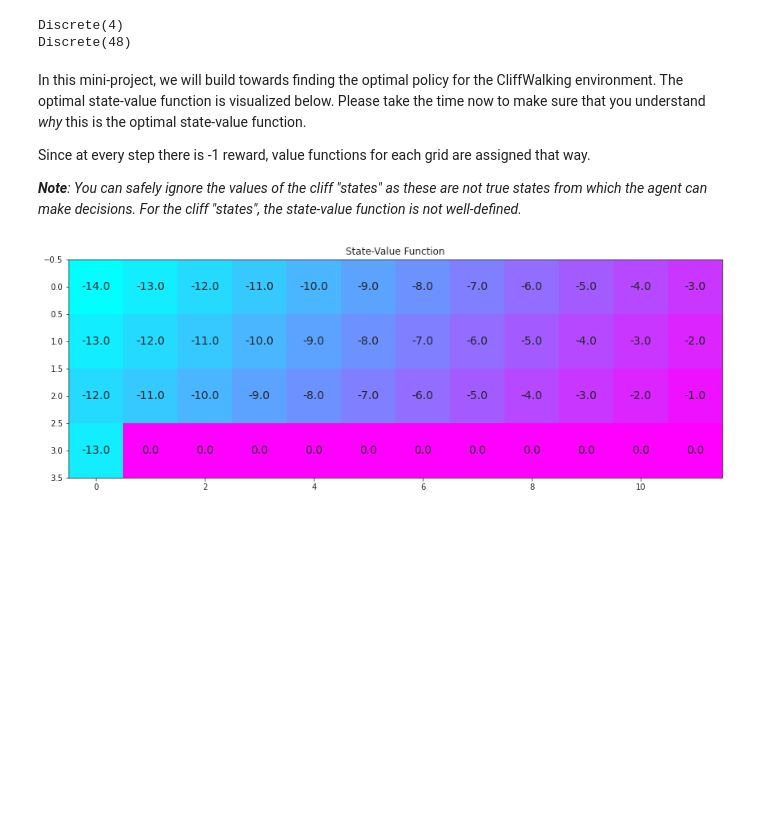
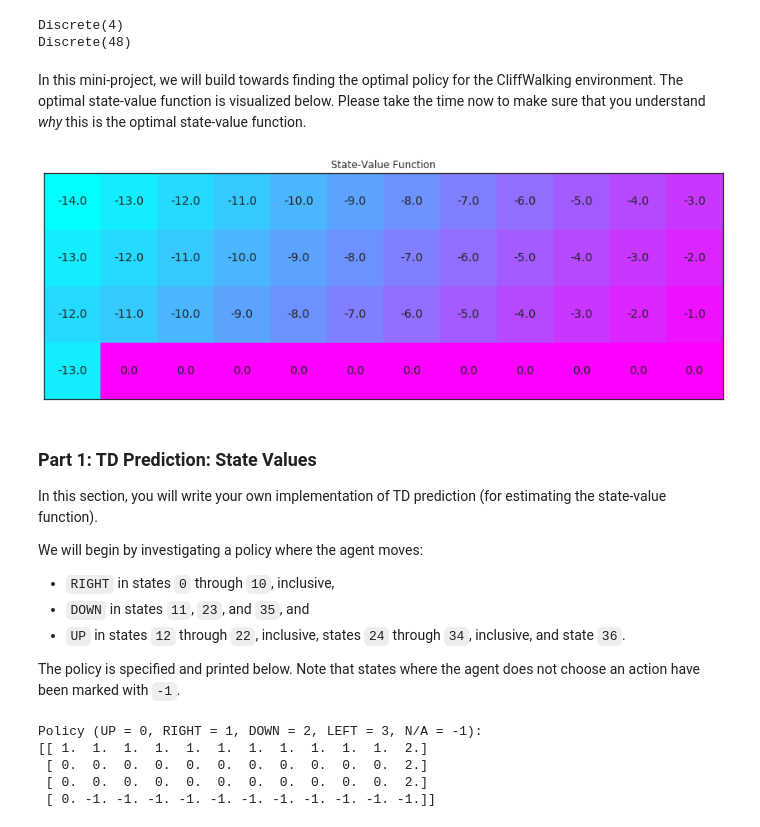
Before and after one commit to purvasingh96/Deep-Reinforcement-Learning, a Jupyter notebook: 3. Temporal-Difference Methods/1. Teaching an agent to walk a cliff/walking_cliff_environment.ipynb, the cells around one changed output. Drawn from its saved outputs; the diff is of its cells as text; code cells hidden in the pictures; blank space fills up the shorter version.

```diff
--- a/3. Temporal-Difference Methods/1. Teaching an agent to walk a cliff/walking_cliff_environment.ipynb
+++ b/3. Temporal-Difference Methods/1. Teaching an agent to walk a cliff/walking_cliff_environment.ipynb
@@ -53,23 +49,38 @@ Discrete(4)
 Discrete(48)
 # %% [markdown]
 In this mini-project, we will build towards finding the optimal policy for the CliffWalking environment.  The optimal state-value function is visualized below.  Please take the time now to make sure that you understand _why_ this is the optimal state-value function.
-
-Since at every step there is -1 reward, value functions for each grid are assigned that way.
-
-_**Note**: You can safely ignore the values of the cliff "states" as these are not true states from which the agent can make decisions.  For the cliff "states", the state-value function is not well-defined._
 # %%
-# define optimal state-value functions
-V_opt = np.zeros((4, 12))
+import numpy as np
+from plot_utils import plot_values
 
-# np.arange(3, 6) = [3, 4, 5]
-# -np.arange(3, 6) = [-3, -4, -5]
-# n-np.arange(3, 6)[::-1] = [-5, -4, -3]
-
-V_opt[0][0:13] = -np.arange(3, 15)[::-1]
-V_opt[1][0:13] = -np.arange(3, 15)[::-1]+1
-V_opt[2][0:13] = -np.arange(3, 15)[::-1]+2
+# define the optimal state-value function
+V_opt = np.zeros((4,12))
+V_opt[0] = -np.arange(3, 15)[::-1]
+V_opt[1] = -np.arange(3, 15)[::-1] + 1
+V_opt[2] = -np.arange(3, 15)[::-1] + 2
 V_opt[3][0] = -13
 
 plot_values(V_opt)
 # %% [output]
-[figure, old version]
+[figure, new version]
+# %% [markdown]
+### Part 1: TD Prediction: State Values
+
+In this section, you will write your own implementation of TD prediction (for estimating the state-value function).
+
+We will begin by investigating a policy where the agent moves:
+- `RIGHT` in states `0` through `10`, inclusive,
+- `DOWN` in states `11`, `23`, and `35`, and
+- `UP` in states `12` through `22`, inclusive, states `24` through `34`, inclusive, and state `36`.
+
+The policy is specified and printed below.  Note that states where the agent does not choose an action have been marked with `-1`.
+# %%
+policy = np.hstack([1*np.ones(11), 2, 0, np.zeros(10), 2, 0, np.zeros(10), 2, 0, -1*np.ones(11)])
+print("\nPolicy (UP = 0, RIGHT = 1, DOWN = 2, LEFT = 3, N/A = -1):")
+print(policy.reshape(4,12))
+# %% [output]
+Policy (UP = 0, RIGHT = 1, DOWN = 2, LEFT = 3, N/A = -1):
+[[ 1.  1.  1.  1.  1.  1.  1.  1.  1.  1.  1.  2.]
+ [ 0.  0.  0.  0.  0.  0.  0.  0.  0.  0.  0.  2.]
+ [ 0.  0.  0.  0.  0.  0.  0.  0.  0.  0.  0.  2.]
+ [ 0. -1. -1. -1. -1. -1. -1. -1. -1. -1. -1. -1.]]
```
Also changed, not shown: parts of 25 cells of this notebook.
